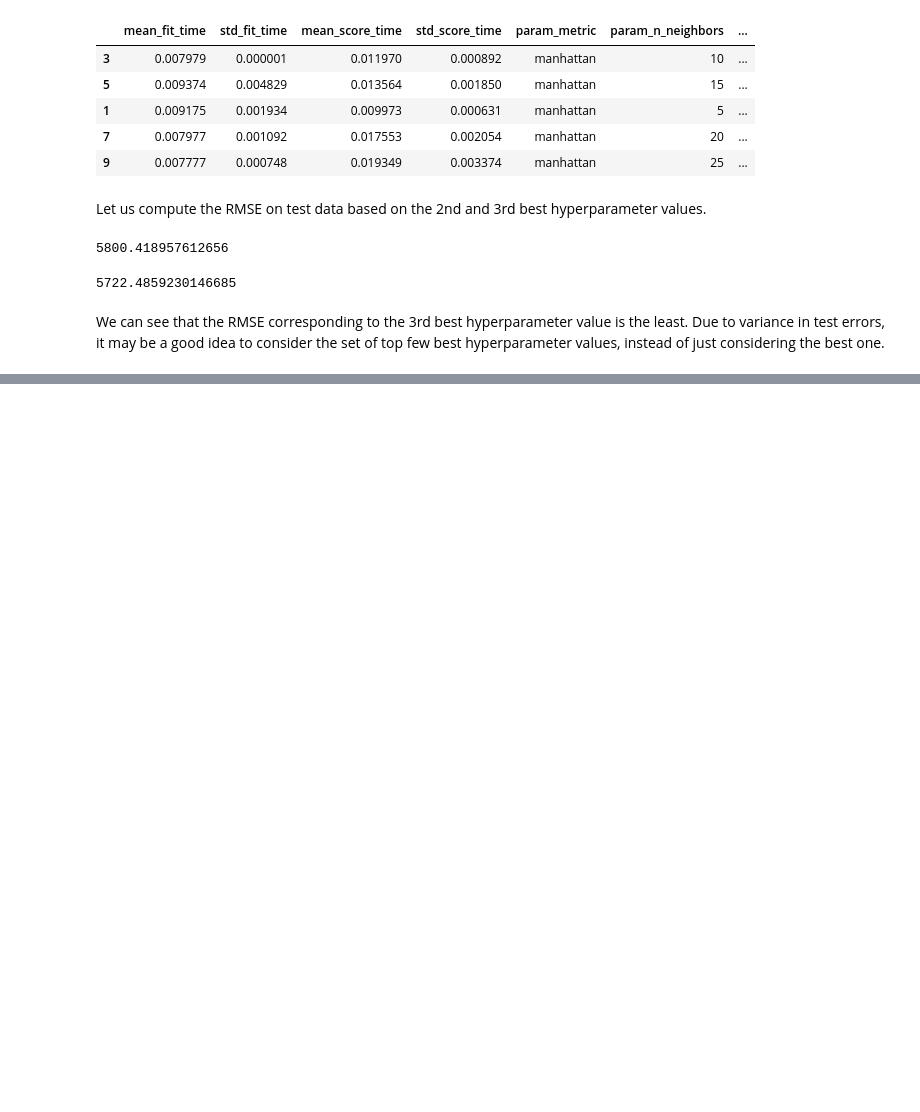
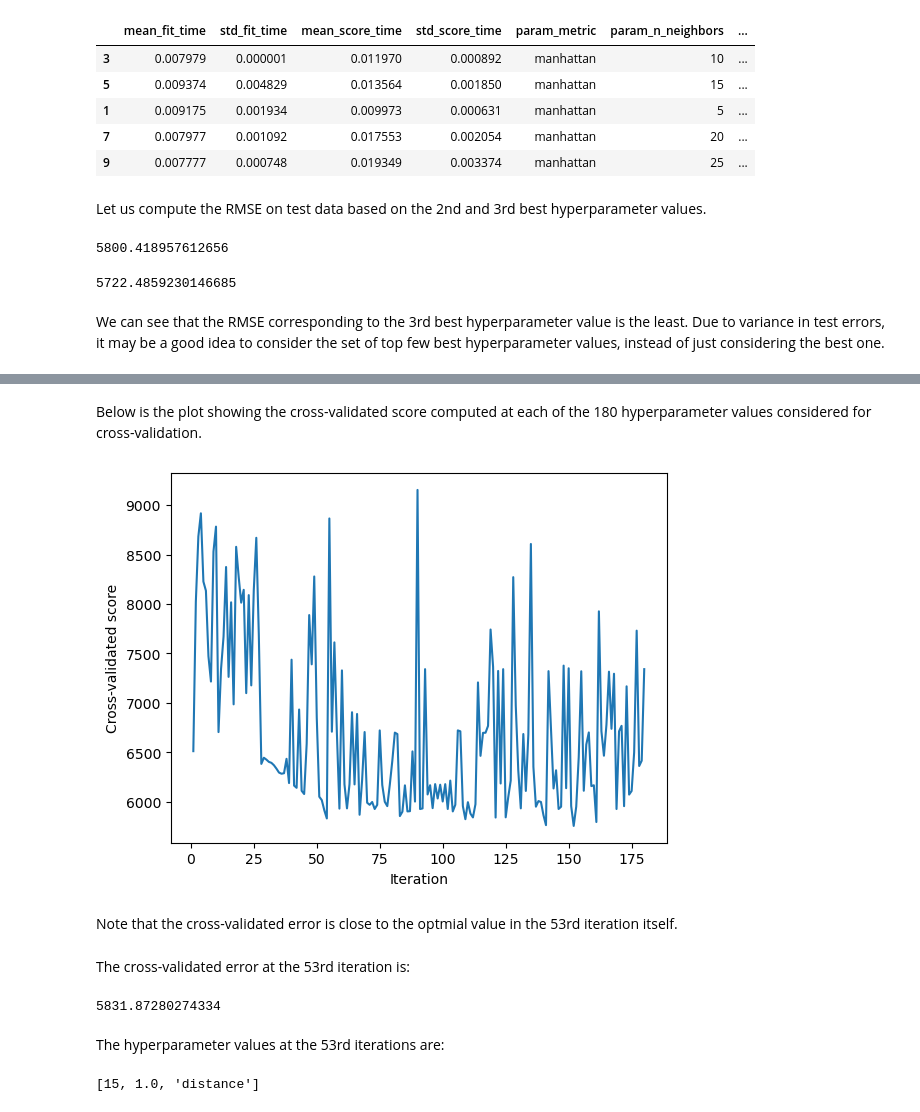
Before and after one commit to Lizhen0909/STAT303-3-class-notes, a Jupyter notebook: Hyperparameter tuning.ipynb, the cells around one changed output, grey strips where cells are left out. Cells and saved outputs as stored; diff of their text form; code cells hidden in the pictures; blank space fills up the shorter version.

```diff
--- a/Hyperparameter tuning.ipynb
+++ b/Hyperparameter tuning.ipynb
@@ -220,0 +316,23 @@ The advantages of `RandomizedSearchCV()` over `GridSearchCV()` are:
+# %% [markdown]
+Below is the plot showing the cross-validated score computed at each of the 180 hyperparameter values considered for cross-validation.
+# %%
+sns.lineplot(x = range(1, 181), y = gcv.optimizer_results_[0]['func_vals'])
+plt.xlabel('Iteration')
+plt.ylabel('Cross-validated score')
+plt.show();
+# %% [output]
+[figure, added]
+# %% [markdown]
+Note that the cross-validated error is close to the optmial value in the 53rd iteration itself.
+# %% [markdown]
+The cross-validated error at the 53rd iteration is:
+# %%
+gcv.optimizer_results_[0]['func_vals'][53]
+# %% [output]
+5831.87280274334
+# %% [markdown]
+The hyperparameter values at the 53rd iterations are:
+# %%
+gcv.optimizer_results_[0]['x_iters'][53]
+# %% [output]
+[15, 1.0, 'distance']
```
Also changed, not shown: parts of 27 cells of this notebook.
